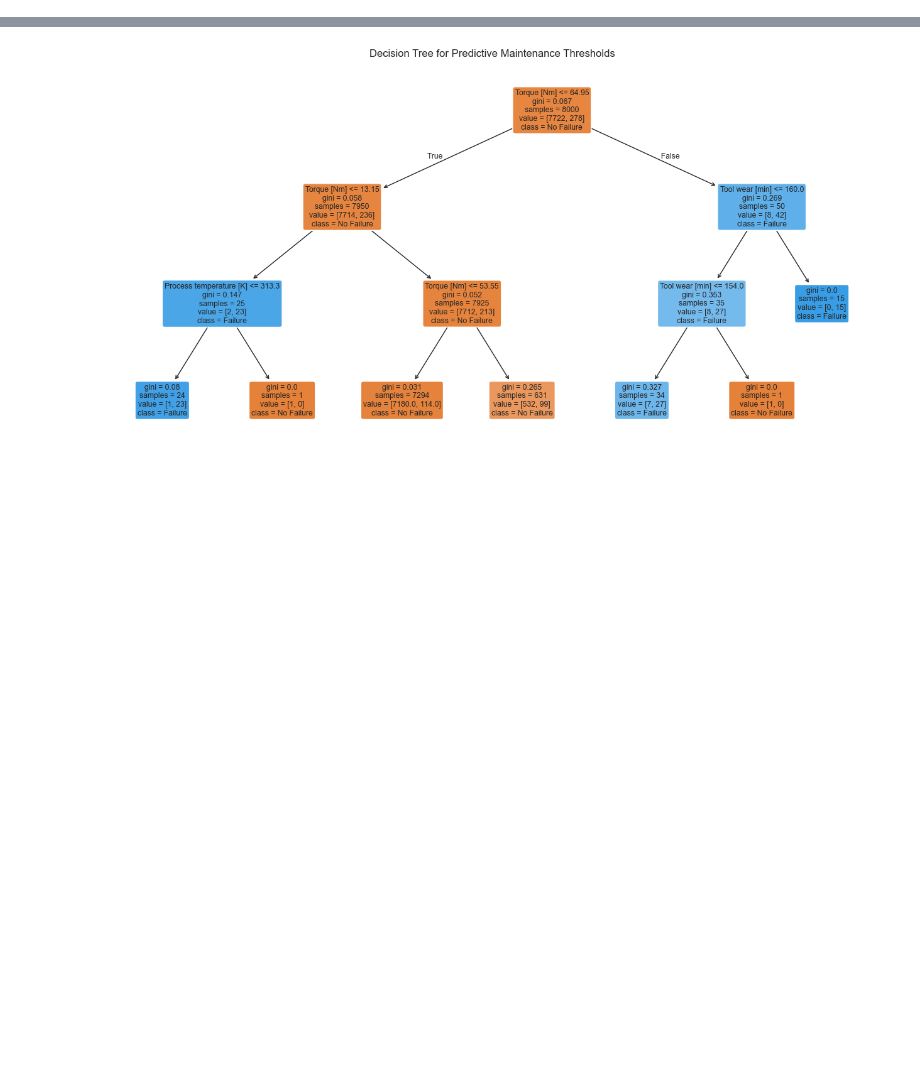
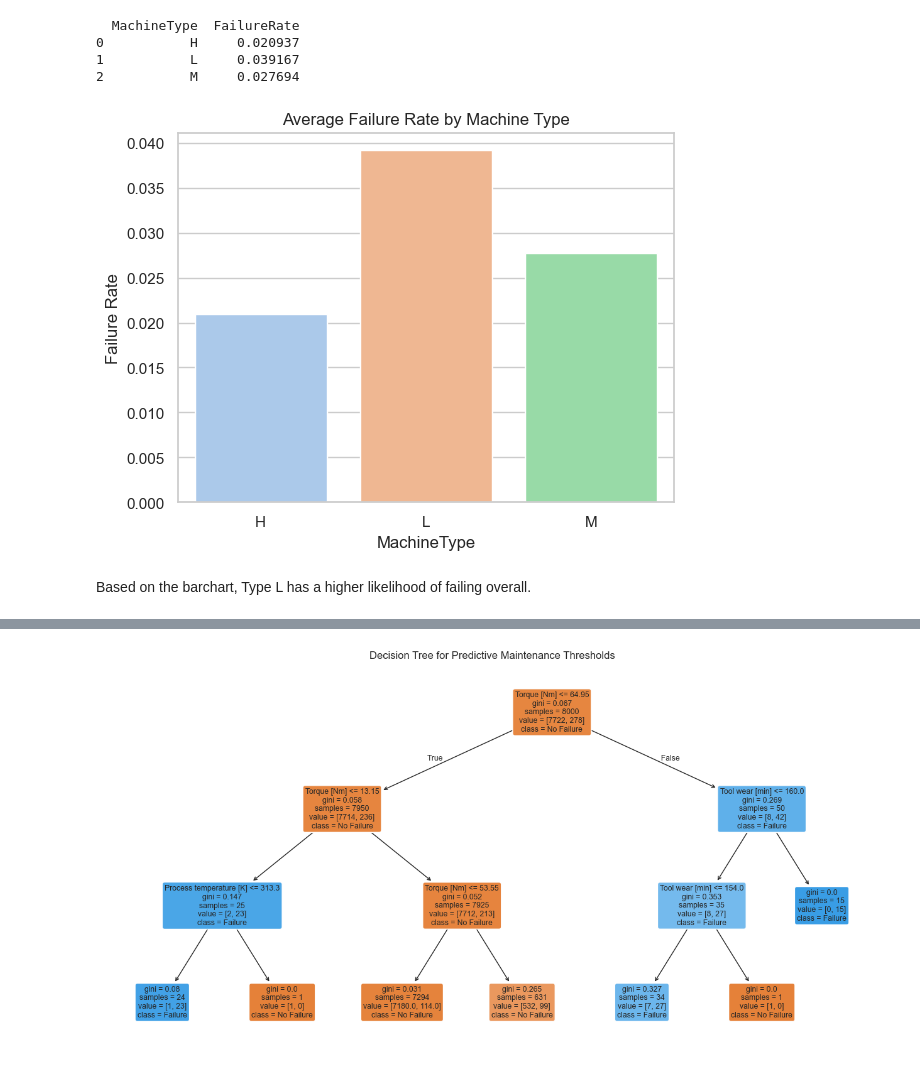
Before and after one commit to MariaArthur/Machine-Predictive-Maintenance-Project, a Jupyter notebook: TT7L_B.ipynb, the cells around one changed output, grey strips where cells are left out. Cells and saved outputs as stored; diff of their text form; code cells hidden in the pictures; blank space fills up the shorter version.

```diff
--- a/TT7L_B.ipynb
+++ b/TT7L_B.ipynb
@@ -172,0 +374,21 @@ y_pred_xgb = xgb.predict(X_test)
+# %%
+# Reverse encoding
+df['OriginalType'] = label_enc.inverse_transform(df['MachineType'])
+
+failure_by_type = df.groupby("OriginalType")["Target"].mean().reset_index()
+failure_by_type.columns = ["MachineType", "FailureRate"]
+print(failure_by_type)
+# %% [output]
+  MachineType  FailureRate
+0           H     0.020937
+1           L     0.039167
+2           M     0.027694
+# %%
+sns.barplot(data=failure_by_type, x="MachineType", y="FailureRate", hue="MachineType", palette="pastel", legend=False)
+plt.title("Average Failure Rate by Machine Type")
+plt.ylabel("Failure Rate")
+plt.show()
+# %% [output]
+[figure, added]
+# %% [markdown]
+Based on the barchart, Type L has a higher likelihood of failing overall.
```
Also changed, not shown: parts of 41 cells of this notebook.
